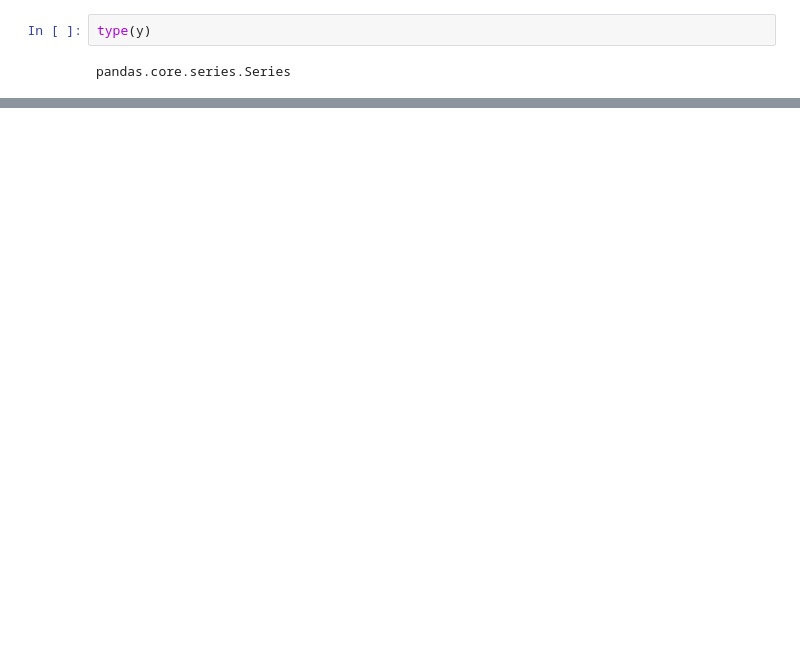
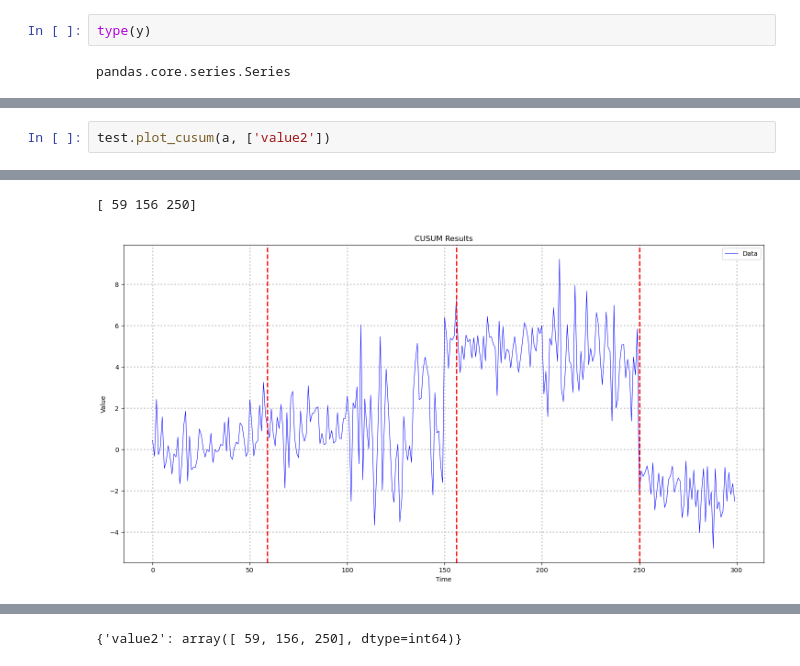
Before and after one commit to transferwise/tw-experimentation, a Jupyter notebook: lse_working_notebooks/CUSUM_Implementation.ipynb, the cells around one changed output, grey strips where cells are left out. Saved outputs shown, nothing was run; the diff lists cells and outputs as text; blank space fills up the shorter version.

```diff
--- a/lse_working_notebooks/CUSUM_Implementation.ipynb
+++ b/lse_working_notebooks/CUSUM_Implementation.ipynb
@@ -131,0 +240,3 @@ plt.show()
+# %%
+test.plot_cusum(a, ['value2'])
+# %% [output]
@@ -131,0 +247,2 @@ plt.show()
+[ 59 156 250]
+[figure, added]
@@ -131,0 +253 @@ plt.show()
+{'value2': array([ 59, 156, 250], dtype=int64)}
```
Also changed, not shown: parts of 11 cells of this notebook.
